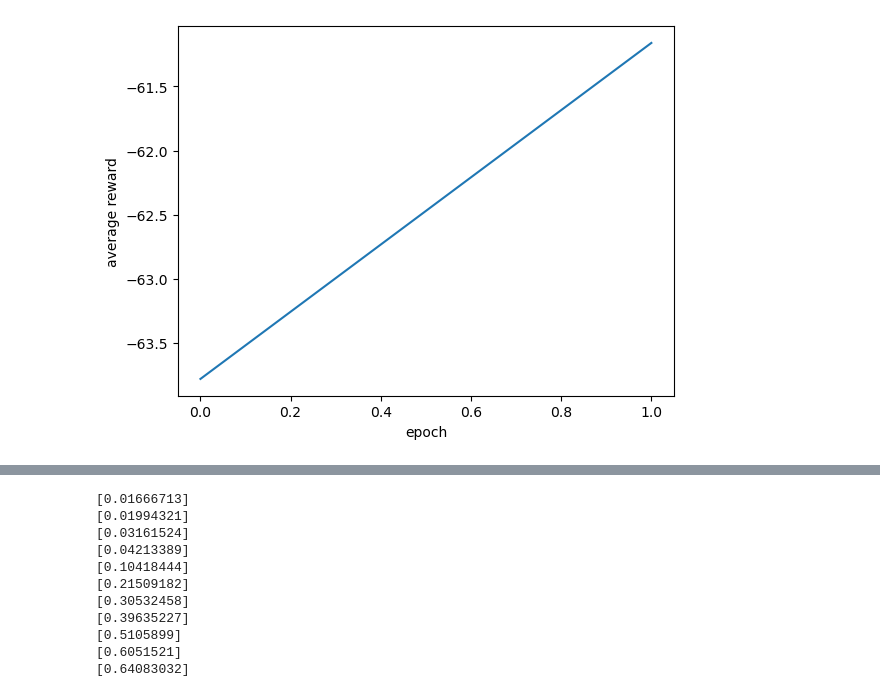
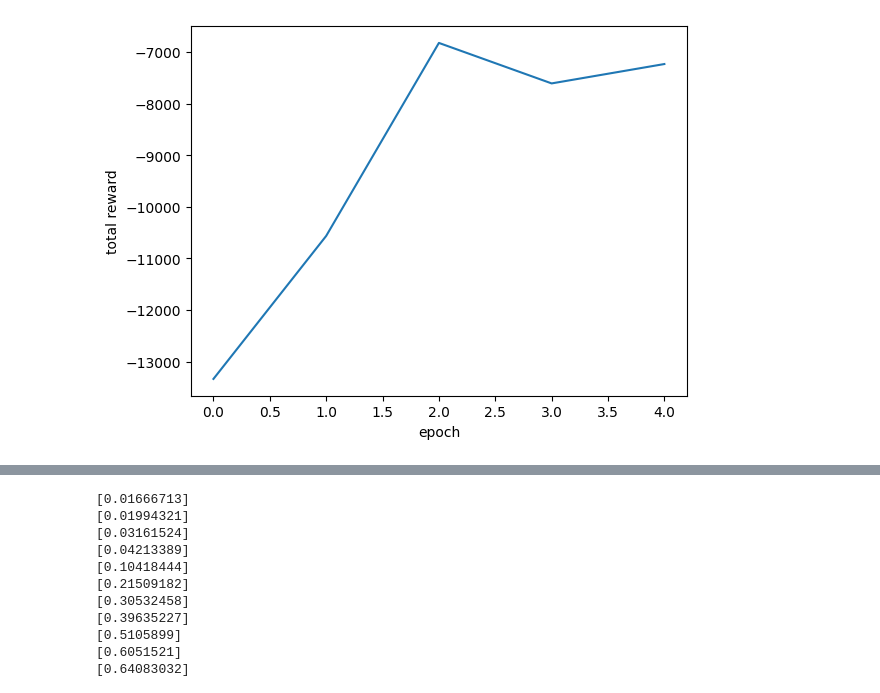
Before and after one commit to dcsteinhauser/HDS, a Jupyter notebook: run_PODS.ipynb, the cells around one changed output, grey strips where cells are left out. Cells and saved outputs as stored; diff of their text form; code cells hidden in the pictures.

```diff
--- a/run_PODS.ipynb
+++ b/run_PODS.ipynb
@@ -46,16 +49,16 @@ if os.path.exists(ckpt_dir):
 # %%
 
 def progress_f(x_data,y_data,epoch,reward):
     print(reward)
     x_data.append(epoch)
     y_data.append(reward)
     clear_output(wait=True)
     plt.xlabel('epoch')
-    plt.ylabel('average reward')
+    plt.ylabel('total reward')
     plt.plot(x_data, y_data)
     plt.show()
 
-policy = train_hds(env,trajectory_length=100 ,num_samples=50,epochs=100, inner_epochs=20, alpha_a=1e-3, init_learning_rate=8e-4, init_noise=0.1, noise_decay=0.5, lambda_policy_update=0.0, progress_fn=progress_f)
+policy = train_hds(env,trajectory_length=100 ,num_samples=50,epochs=100, inner_epochs=20, alpha_a=1e-6, init_learning_rate=1e-3, init_noise=0.1, noise_decay=0.5, progress_fn=progress_f)
 # policy = train_pods(env,trajectory_length=100 ,num_samples=100,epochs=20, alpha_a=5e-5, progress_fn=progress_f)
 # %% [output]
-[figure, old version]
+[figure, new version]
```
Also changed, not shown: parts of 3 cells of this notebook, 2 other files.
